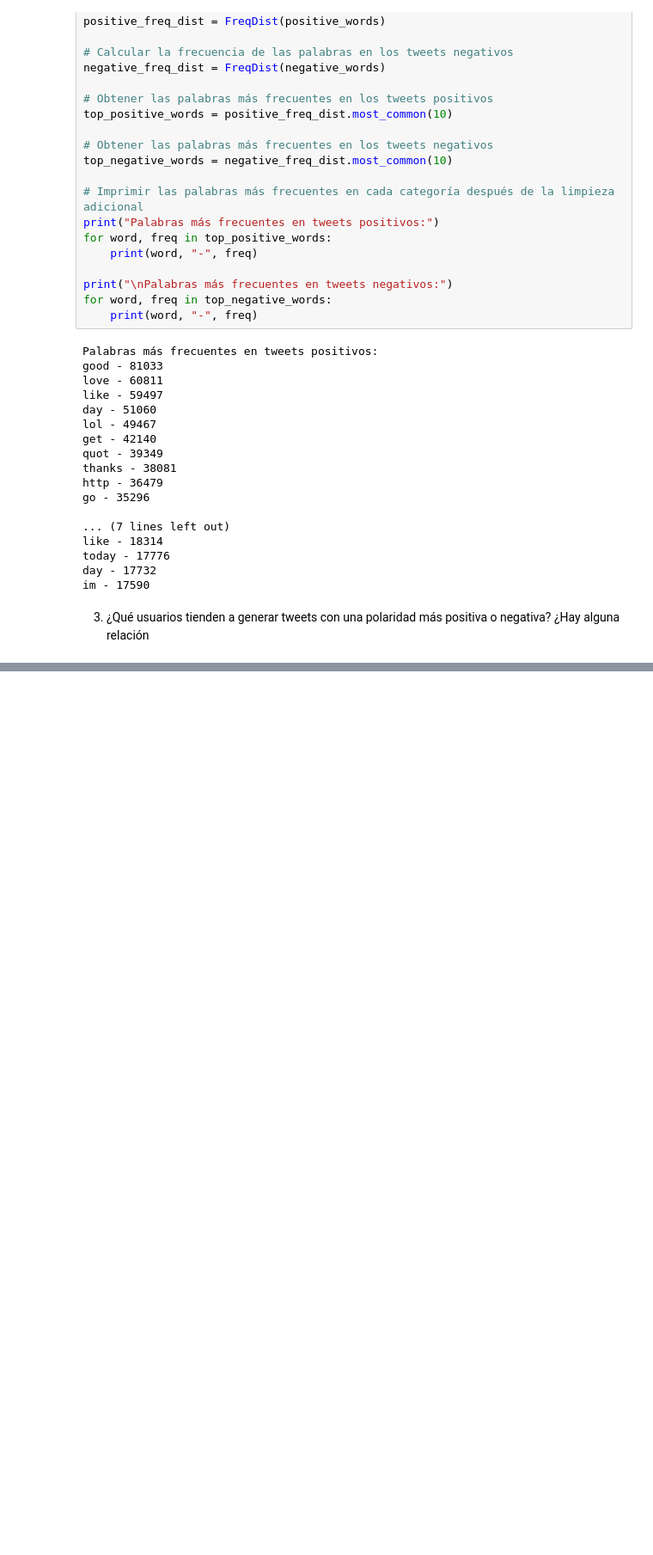
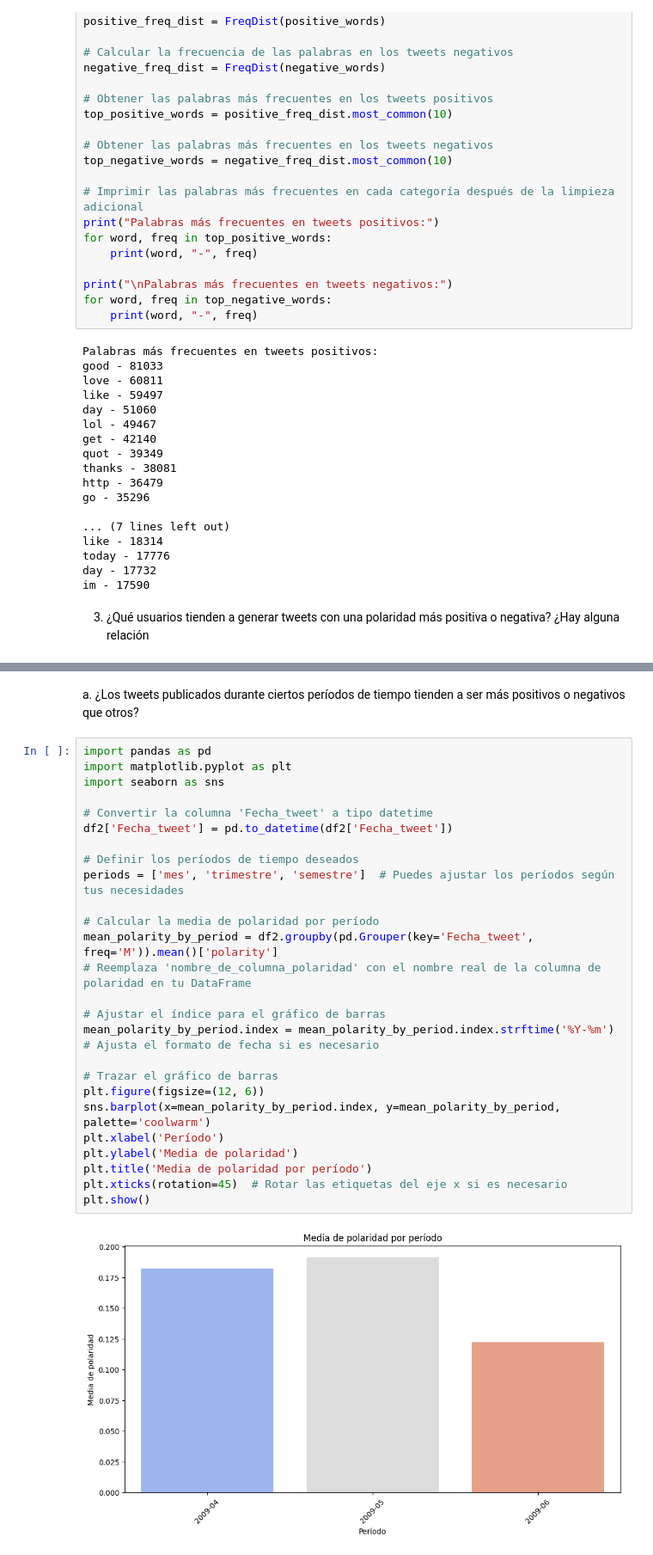
Before and after one commit to sebasfire3/Twitter, a Jupyter notebook: src/sebas_test2.ipynb, the cells around one changed output, grey strips where cells are left out. Shown at 86% size. Cells and saved outputs as stored; diff of their text form; blank space fills up the shorter version.

```diff
--- a/src/sebas_test2.ipynb
+++ b/src/sebas_test2.ipynb
@@ -773,0 +600,31 @@ KeyError: 'Latitude'
+# %% [markdown]
+a. ¿Los tweets publicados durante ciertos períodos de tiempo tienden a ser más positivos o negativos
+que otros?
+# %%
+import pandas as pd
+import matplotlib.pyplot as plt
+import seaborn as sns
+
+# Convertir la columna 'Fecha_tweet' a tipo datetime
+df2['Fecha_tweet'] = pd.to_datetime(df2['Fecha_tweet'])
+
+# Definir los períodos de tiempo deseados
+periods = ['mes', 'trimestre', 'semestre']  # Puedes ajustar los períodos según tus necesidades
+
+# Calcular la media de polaridad por período
+mean_polarity_by_period = df2.groupby(pd.Grouper(key='Fecha_tweet', freq='M')).mean()['polarity']
+# Reemplaza 'nombre_de_columna_polaridad' con el nombre real de la columna de polaridad en tu DataFrame
+
+# Ajustar el índice para el gráfico de barras
+mean_polarity_by_period.index = mean_polarity_by_period.index.strftime('%Y-%m')  # Ajusta el formato de fecha si es necesario
+
+# Trazar el gráfico de barras
+plt.figure(figsize=(12, 6))
+sns.barplot(x=mean_polarity_by_period.index, y=mean_polarity_by_period, palette='coolwarm')
+plt.xlabel('Período')
+plt.ylabel('Media de polaridad')
+plt.title('Media de polaridad por período')
+plt.xticks(rotation=45)  # Rotar las etiquetas del eje x si es necesario
+plt.show()
+# %% [output]
+[figure, added]
```
Also changed, not shown: parts of 66 cells of this notebook.
